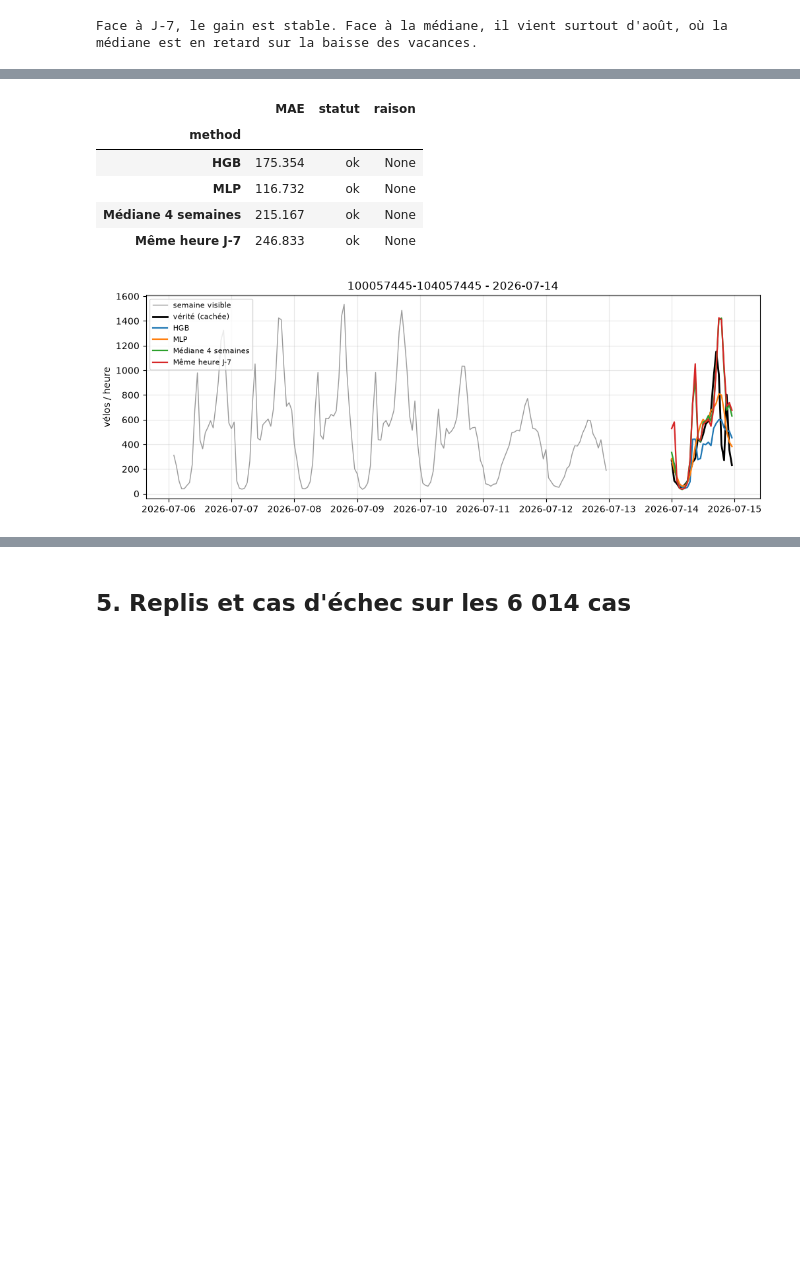
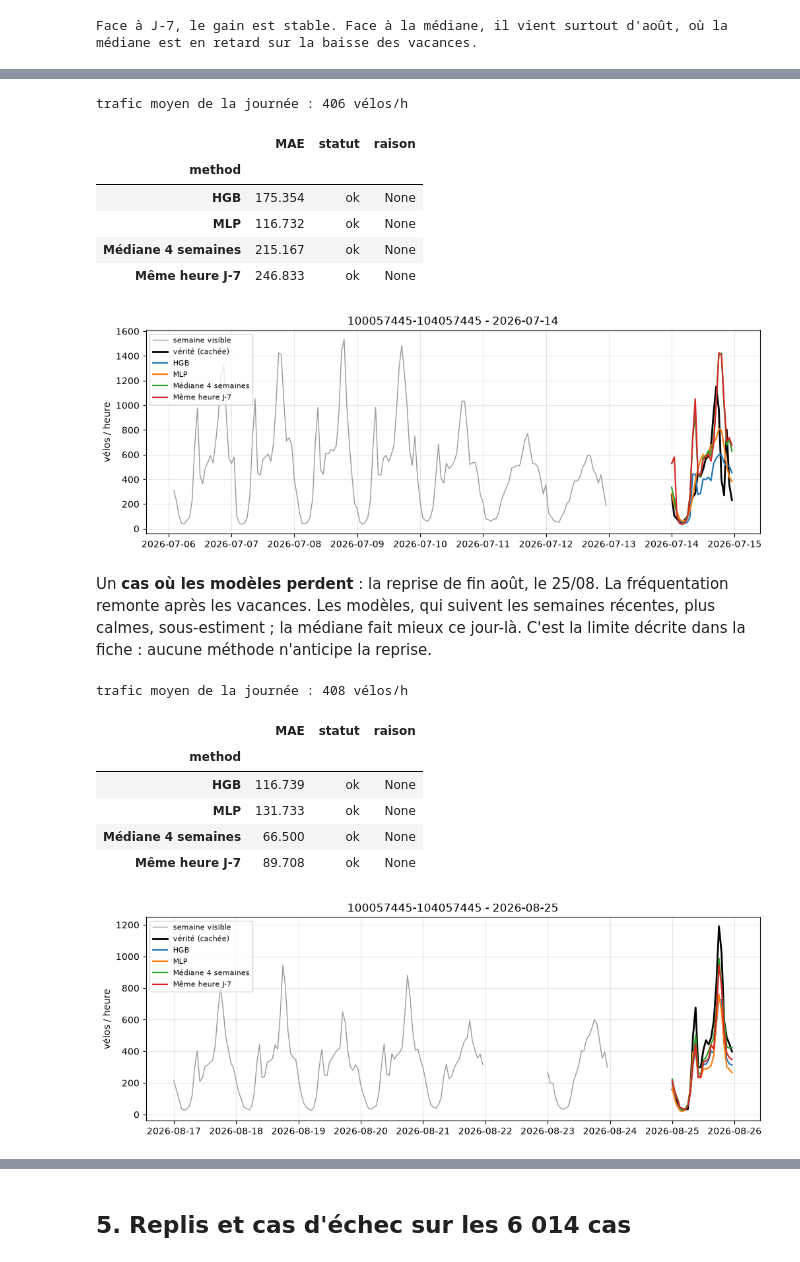
Before and after one commit to SandraOub20/ParisPulse, a Jupyter notebook: notebooks/E2_EXP-03_choix_methode.ipynb, the cells around one changed output, grey strips where cells are left out. Cells and saved outputs as stored; diff of their text form; code cells hidden in the pictures; blank space fills up the shorter version.

```diff
--- a/notebooks/E2_EXP-03_choix_methode.ipynb
+++ b/notebooks/E2_EXP-03_choix_methode.ipynb
@@ -196,6 +207,7 @@ show(COUNTER, DAY)
 # %%
-show(COUNTER, "2026-07-14")  # 14 juillet, jour férié
+show("100057445-104057445", "2026-07-14")
 # %% [output]
+trafic moyen de la journée : 406 vélos/h
 |  | MAE | statut | raison |
 | method |  |  |  |
 | HGB | 175.354 | ok | None |
@@ -203,4 +215,17 @@ show(COUNTER, "2026-07-14")  # 14 juillet, jour férié
 | Médiane 4 semaines | 215.167 | ok | None |
 | Même heure J-7 | 246.833 | ok | None |
 [figure]
+# %% [markdown]
+Un **cas où les modèles perdent** : la reprise de fin août, le 25/08. La fréquentation remonte après les vacances. Les modèles, qui suivent les semaines récentes, plus calmes, sous-estiment ; la médiane fait mieux ce jour-là. C'est la limite décrite dans la fiche : aucune méthode n'anticipe la reprise.
+# %%
+show("100057445-104057445", "2026-08-25")
+# %% [output]
+trafic moyen de la journée : 408 vélos/h
+|  | MAE | statut | raison |
+| method |  |  |  |
+| HGB | 116.739 | ok | None |
+| MLP | 131.733 | ok | None |
+| Médiane 4 semaines | 66.500 | ok | None |
+| Même heure J-7 | 89.708 | ok | None |
+[figure, added]
 # %% [markdown]
```
Also changed, not shown: parts of 7 cells of this notebook.
